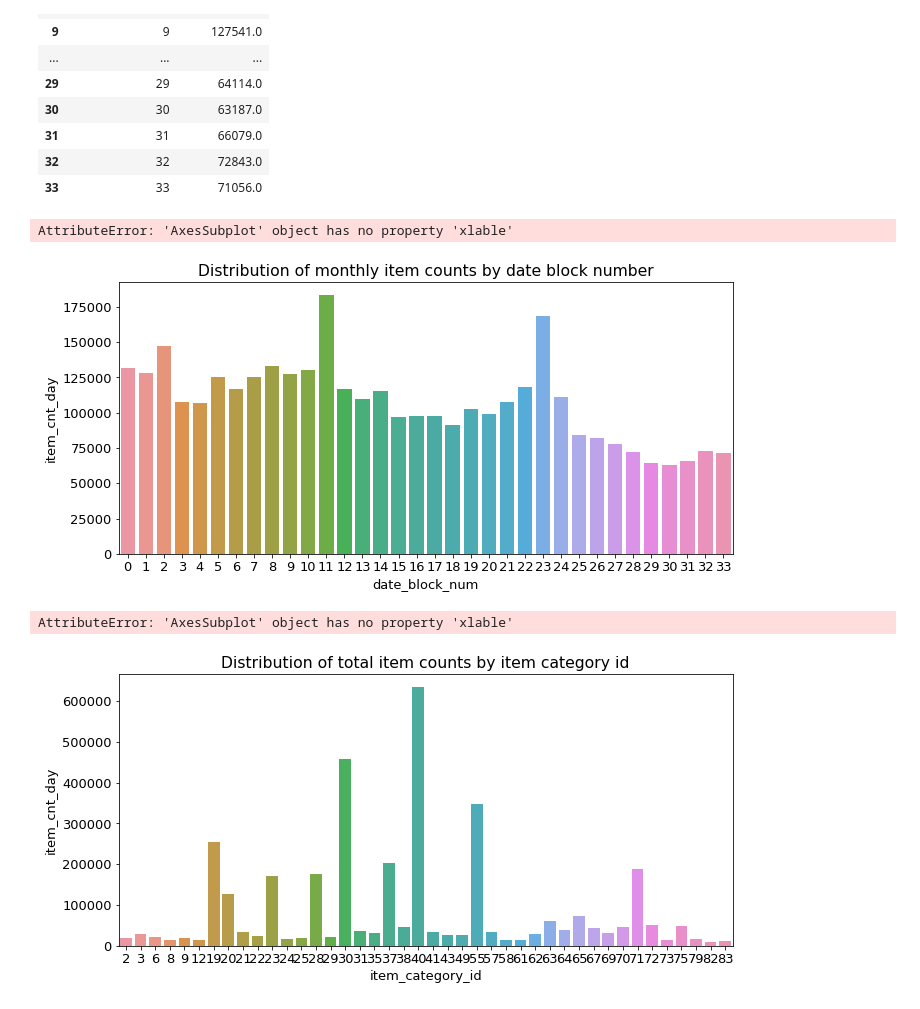
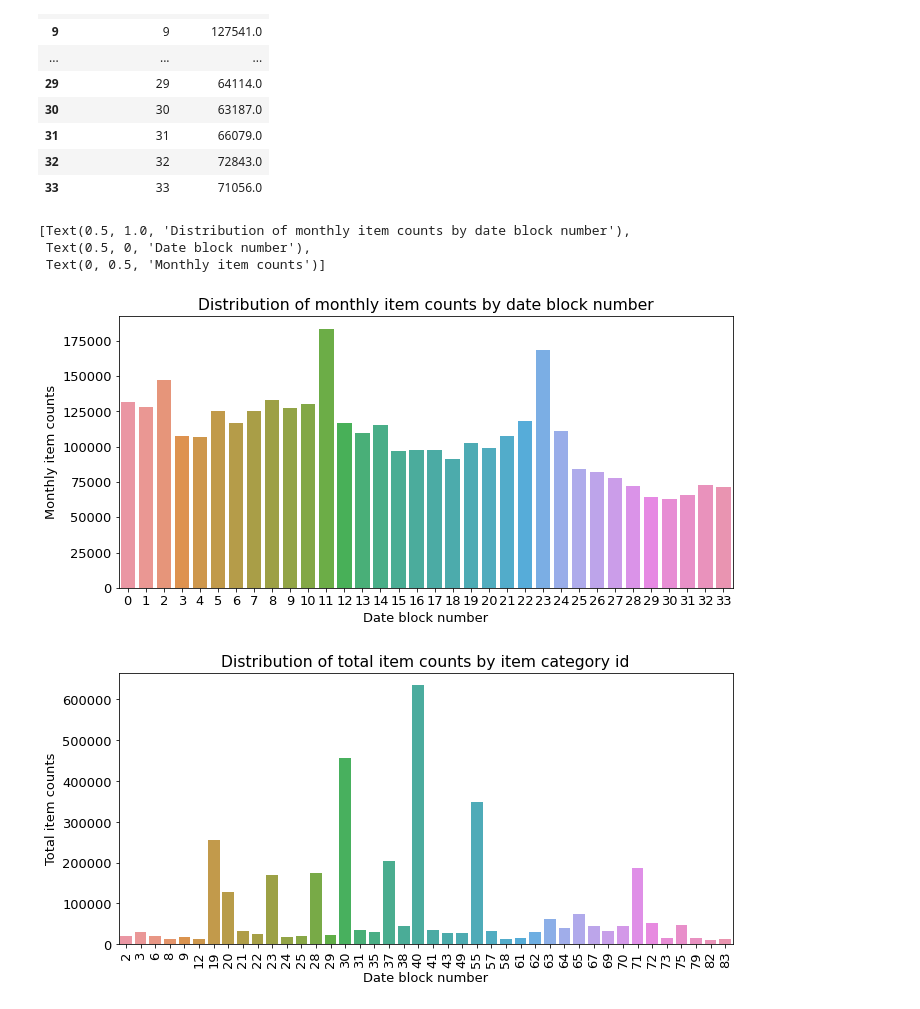
Before and after one commit to choeuneheol/python-practice, a Jupyter notebook: 문제해결(향후판매량예측).ipynb, the cells around one changed output. Saved outputs shown, nothing was run; the diff lists cells and outputs as text; code cells hidden in the pictures.

```diff
--- a/문제해결(향후판매량예측).ipynb
+++ b/문제해결(향후판매량예측).ipynb
@@ -181,28 +185,29 @@ group_month_sum=group_month_sum.reset_index()
 sns.barplot(x='date_block_num',y='item_cnt_day', data=group_month_sum)
 
 ax.set(title='Distribution of monthly item counts by date block number',
-      xlable='Date block number',
-      ylable='Monthly item counts')
+      xlabel='Date block number',
+      ylabel='Monthly item counts')
 # %% [output]
-AttributeError: 'AxesSubplot' object has no property 'xlable'
+[Text(0.5, 1.0, 'Distribution of monthly item counts by date block number'),
+ Text(0.5, 0, 'Date block number'),
+ Text(0, 0.5, 'Monthly item counts')]
-[figure, old version]
+[figure, new version]
 # %%
 figure, ax=plt.subplots()
 figure.set_size_inches(11, 5)
 
 group_cat_sum = train.groupby('item_category_id').agg({'item_cnt_day' : 'sum'})
 group_cat_sum = group_cat_sum.reset_index()
 
 group_cat_sum = group_cat_sum[group_cat_sum['item_cnt_day']> 10000]
 
 sns.barplot(x='item_category_id', y='item_cnt_day', data=group_cat_sum)
 ax.set(title='Distribution of total item counts by item category id',
-      xlable='Date block number',
-      ylable='Total item counts')
+      xlabel='Date block number',
+      ylabel='Total item counts')
 ax.tick_params(axis='x', labelrotation=90)
 # %% [output]
-AttributeError: 'AxesSubplot' object has no property 'xlable'
-[figure, old version]
+[figure, new version]
 # %%
 figure, ax= plt.subplots()
 figure.set_size_inches(11, 5)
```
Also changed, not shown: parts of 50 cells of this notebook.
